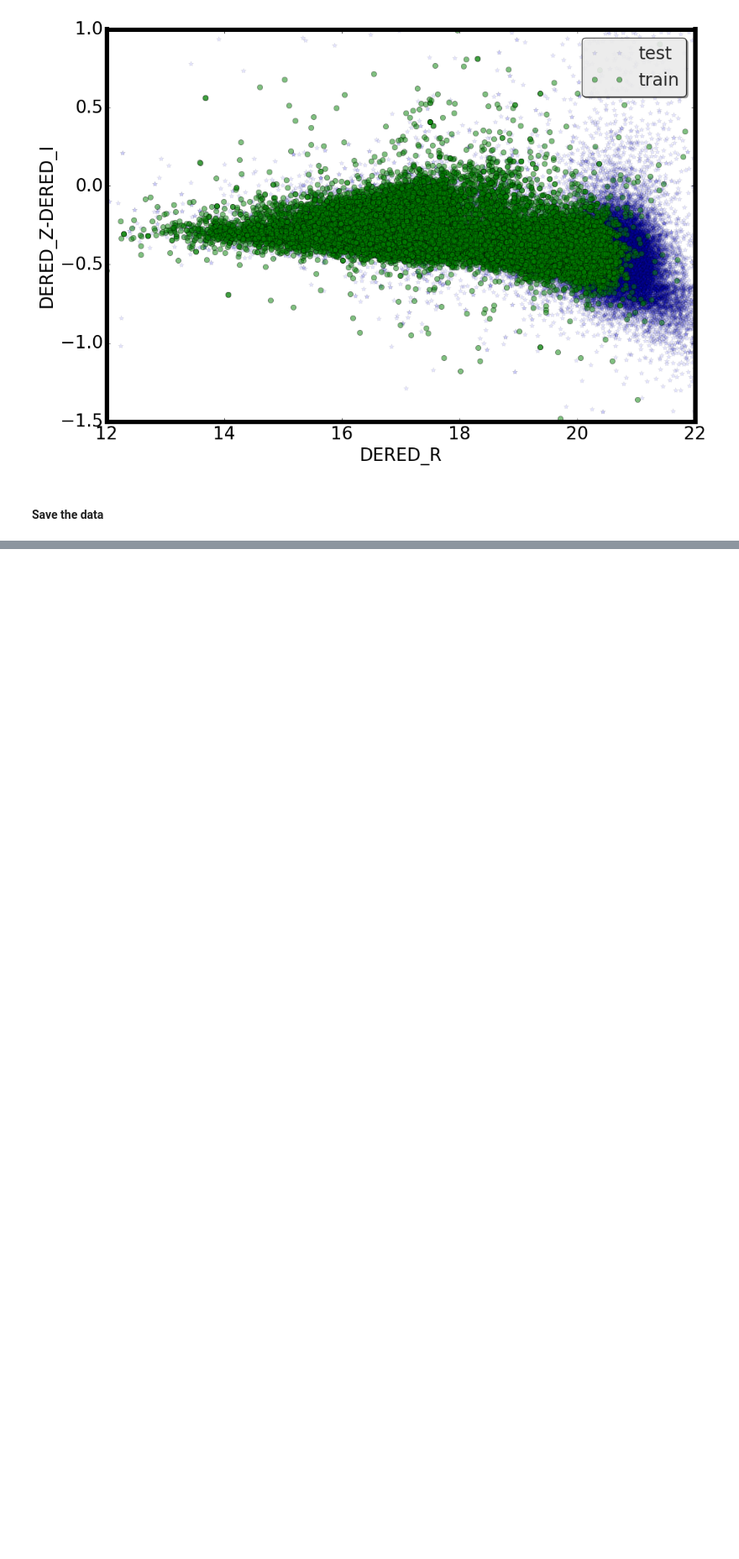
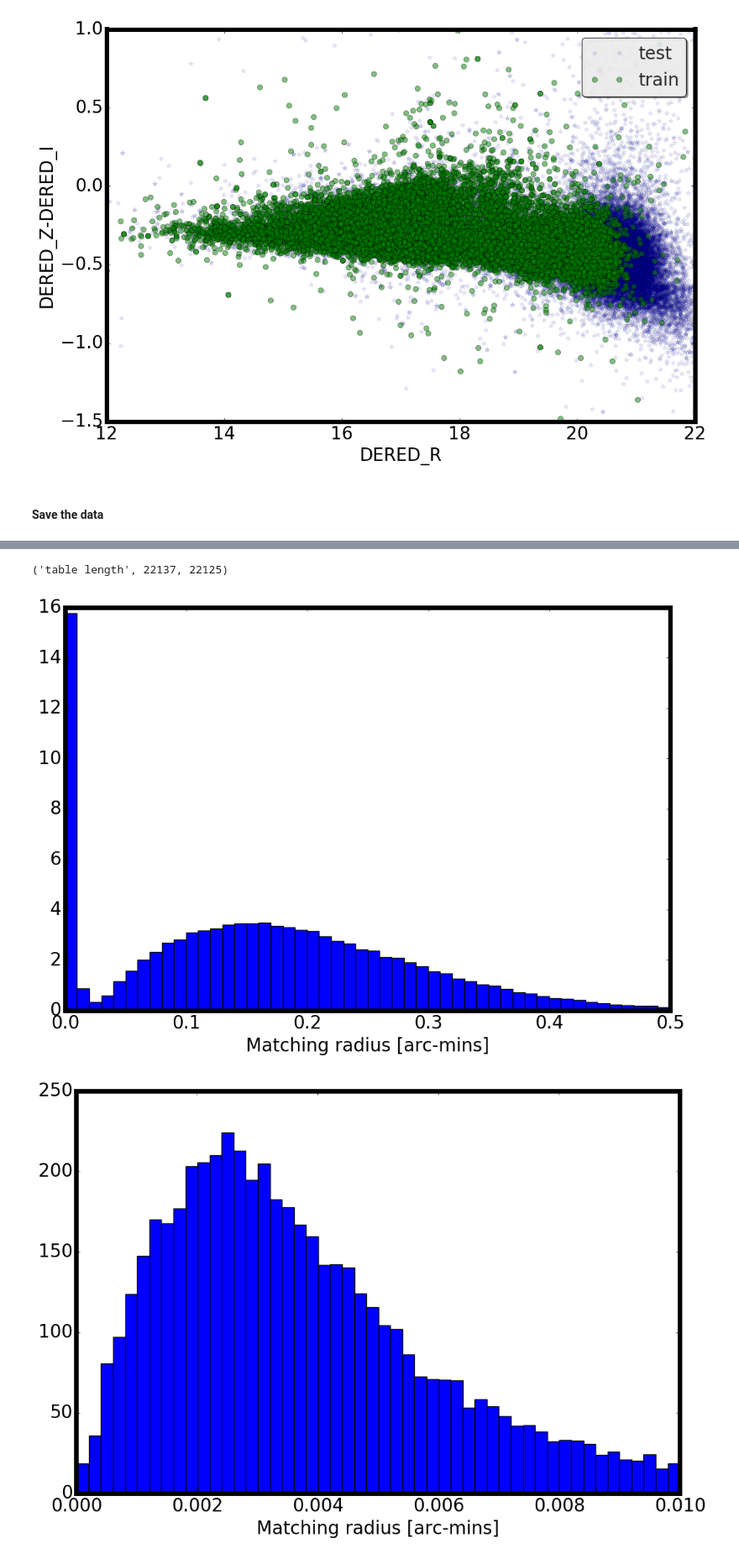
Before and after one commit to joshspeagle/frankenz, a Jupyter notebook: GenerateExampleData.ipynb, the cells around one changed output, grey strips where cells are left out. Shown at 84% size. Drawn from its saved outputs; the diff is of its cells as text; code cells hidden in the pictures; blank space fills up the shorter version.

Commit message:
cosmos data with SDSS imagning as validation field

```diff
--- a/GenerateExampleData.ipynb
+++ b/GenerateExampleData.ipynb
@@ -163,0 +231,18 @@ dtrain.write(path +'data/SDSS_DR13_FRANKZ.train.fit')
+# %%
+#you will need to amend the path to the downloaded data file, if you want to reproduce these steps.
+d = Table.read('/Users/hoyleb/DATA/COSMOS/COSMOS_SDSS_PHOT_hoyleb.fit')
+
+#distance to nearest neighbour
+_ = plt.hist(d['distance'], bins=50, normed=True)
+plt.xlabel('Matching radius [arc-mins]')
+
+#cut data with distance < 0.01 arc mins. They may not be real matches
+d = d[d['distance']<0.01]
+f = plt.figure()
+_ = plt.hist(d['distance'], bins=50, normed=True)
+plt.xlabel('Matching radius [arc-mins]')
+print ('table length', len(d), len(np.unique(d['objid'])))
+# %% [output]
+('table length', 22137, 22125)
+[figure, added]
+[figure, added]
```
Also changed, not shown: parts of 9 cells of this notebook, 1 other file.
